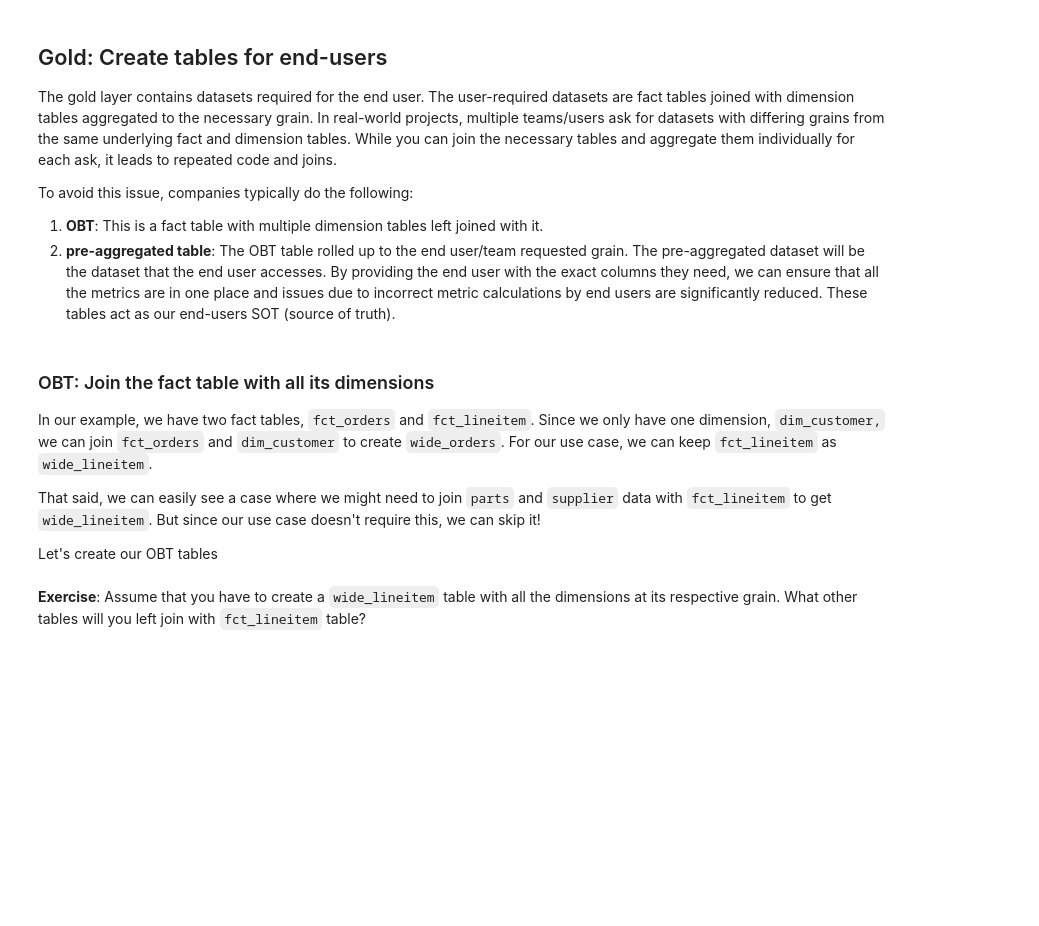
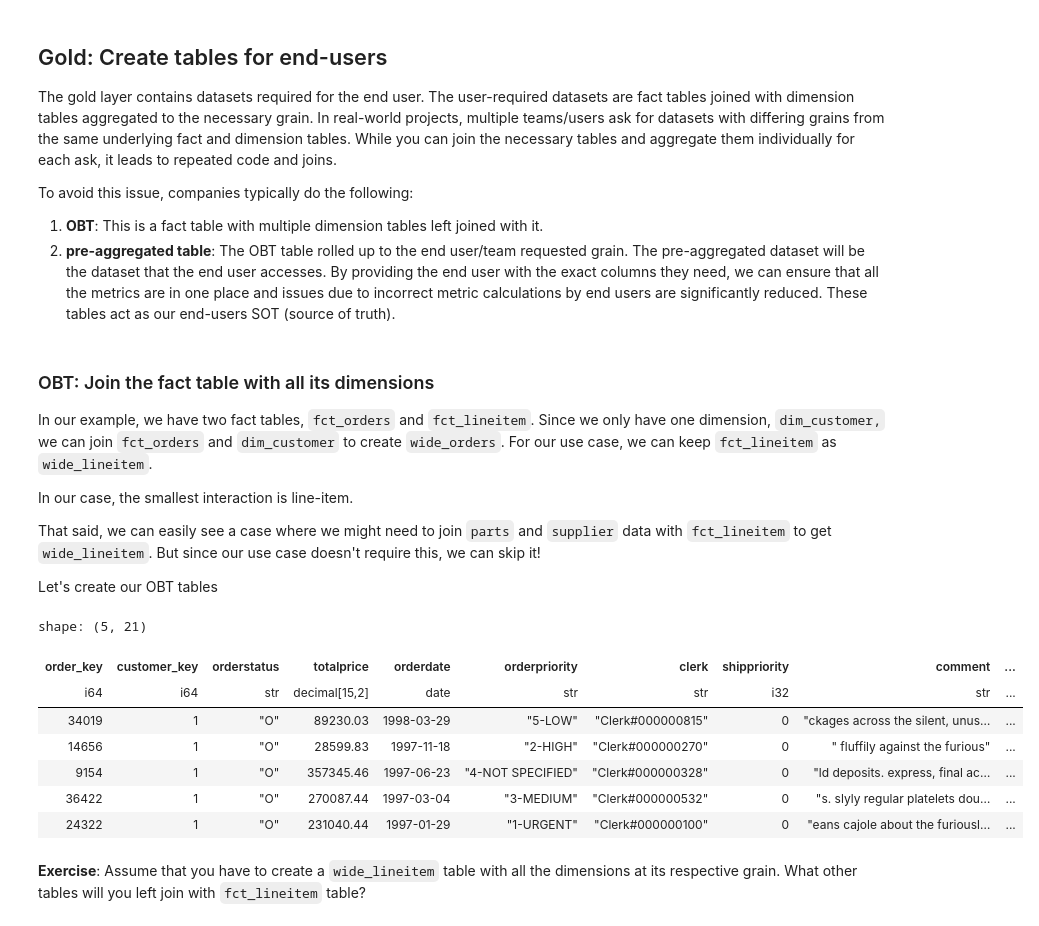
Before and after one commit to sarah-weatherbee/de-review-jm, a Jupyter notebook: setup-data-project.ipynb, the cells around one changed output. Drawn from its saved outputs; the diff is of its cells as text; code cells hidden in the pictures; blank space fills up the shorter version.

```diff
--- a/setup-data-project.ipynb
+++ b/setup-data-project.ipynb
@@ -400,6 +470,8 @@ To avoid this issue, companies typically do the following:
 
 In our example, we have two fact tables, `fct_orders` and `fct_lineitem`. Since we only have one dimension, `dim_customer,` we can join `fct_orders` and `dim_customer` to create `wide_orders`. For our use case, we can keep `fct_lineitem` as `wide_lineitem`.
 
+In our case, the smallest interaction is line-item.
+
 That said, we can easily see a case where we might need to join `parts` and `supplier` data with `fct_lineitem` to get `wide_lineitem`. But since our use case doesn't require this, we can skip it!
 
 Let's create our OBT tables
@@ -409,6 +481,18 @@ wide_orders = fct_orders.join(dim_customer, on="customer_key", how="left")
 
 # For our use case, we don't need more information at a lineitem level
 wide_lineitem = fct_lineitem
+# %%
+# taking a gander at our wide_orders gold table (OBT)
+wide_orders.sort(["customer_key", "orderdate"], descending=[False, True]).head()
+# %% [output]
+shape: (5, 21)
+| order_key | customer_key | orderstatus | totalprice | orderdate | orderpriority | clerk | shippriority | comment | ... |
+| i64 | i64 | str | decimal[15,2] | date | str | str | i32 | str | ... |
+| 34019 | 1 | "O" | 89230.03 | 1998-03-29 | "5-LOW" | "Clerk#000000815" | 0 | "ckages across the silent, unus… | ... |
+| 14656 | 1 | "O" | 28599.83 | 1997-11-18 | "2-HIGH" | "Clerk#000000270" | 0 | " fluffily against the furious" | ... |
+| 9154 | 1 | "O" | 357345.46 | 1997-06-23 | "4-NOT SPECIFIED" | "Clerk#000000328" | 0 | "ld deposits. express, final ac… | ... |
+| 36422 | 1 | "O" | 270087.44 | 1997-03-04 | "3-MEDIUM" | "Clerk#000000532" | 0 | "s. slyly regular platelets dou… | ... |
+| 24322 | 1 | "O" | 231040.44 | 1997-01-29 | "1-URGENT" | "Clerk#000000100" | 0 | "eans cajole about the furiousl… | ... |
 # %% [markdown]
 **Exercise**: Assume that you have to create a `wide_lineitem` table with all the dimensions at its respective grain. What other tables will you left join with `fct_lineitem` table?
 # %%
```
Also changed, not shown: parts of 16 cells of this notebook.
